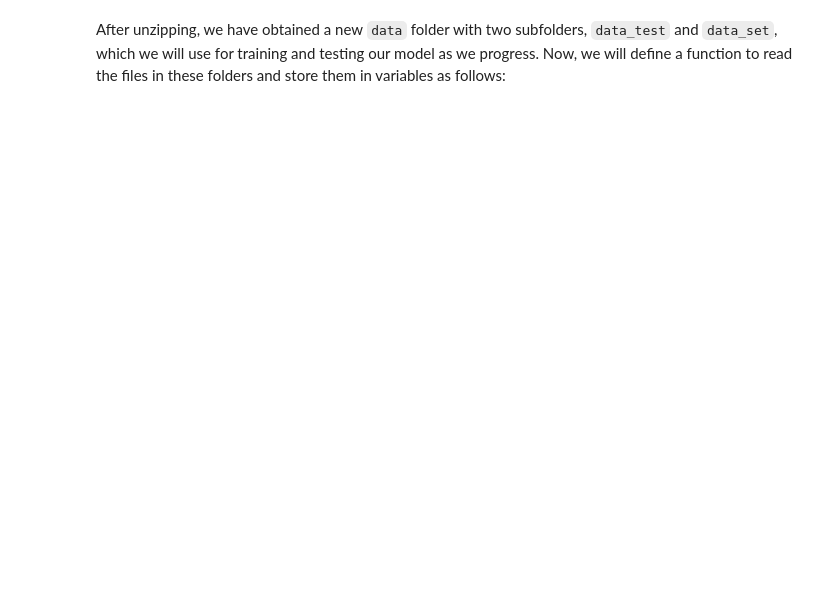
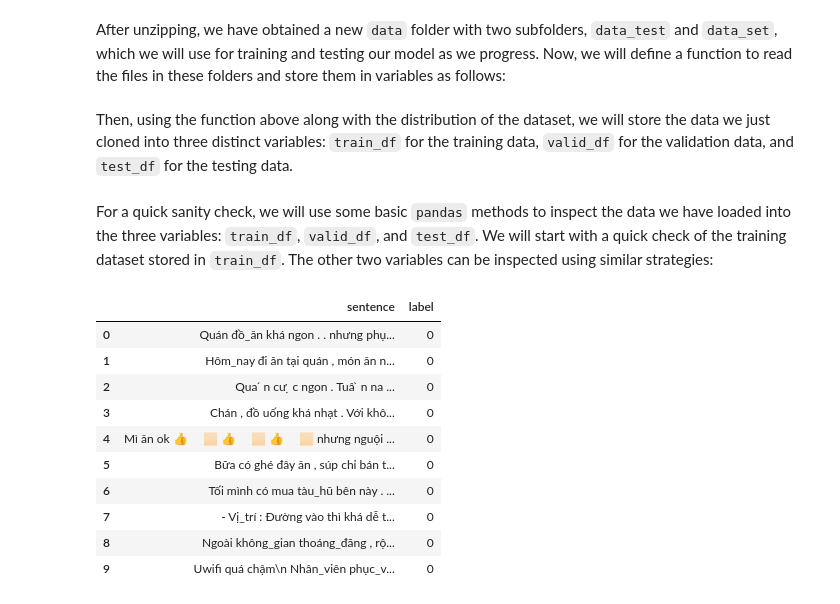
Before and after one commit to uyen-nguyen-190304/text-sentiment-analysis, a Jupyter notebook: code/sentiment_analysis.ipynb, the cells around one changed output. Saved outputs shown, nothing was run; the diff lists cells and outputs as text; code cells hidden in the pictures; blank space fills up the shorter version.

```diff
--- a/code/sentiment_analysis.ipynb
+++ b/code/sentiment_analysis.ipynb
@@ -99,0 +103,2 @@ After unzipping, we have obtained a new `data` folder with two subfolders, `data
+# %% [markdown]
+Then, using the function above along with the distribution of the dataset, we will store the data we just cloned into three distinct variables: `train_df` for the training data, `valid_df` for the validation data, and `test_df` for the testing data.
@@ -99,0 +117,17 @@ After unzipping, we have obtained a new `data` folder with two subfolders, `data
+# %% [markdown]
+For a quick sanity check, we will use some basic `pandas` methods to inspect the data we have loaded into the three variables: `train_df`, `valid_df`, and `test_df`. We will start with a quick check of the training dataset stored in `train_df`. The other two variables can be inspected using similar strategies:
+# %%
+# First ten rows of the train_df dataframe
+train_df.head(10)
+# %% [output]
+|  | sentence | label |
+| 0 | Quán đồ_ăn khá ngon . . nhưng phụ... | 0 |
+| 1 | Hôm_nay đi ăn tại quán , món ăn n... | 0 |
+| 2 | Qua ́ n cư ̣ c ngon . Tuâ ̀ n na ... | 0 |
+| 3 | Chán , đồ uống khá nhạt . Với khô... | 0 |
+| 4 | Mì ăn ok 👍 🏻 👍 🏻 👍 🏻 nhưng nguội ... | 0 |
+| 5 | Bữa có ghé đây ăn , súp chỉ bán t... | 0 |
+| 6 | Tối mình có mua tàu_hũ bên này . ... | 0 |
+| 7 | - Vị_trí : Đường vào thì khá dễ t... | 0 |
+| 8 | Ngoài không_gian thoáng_đãng , rộ... | 0 |
+| 9 | Uwifi quá chậm\n Nhân_viên phục_v... | 0 |
```
Also changed, not shown: parts of 12 cells of this notebook.
